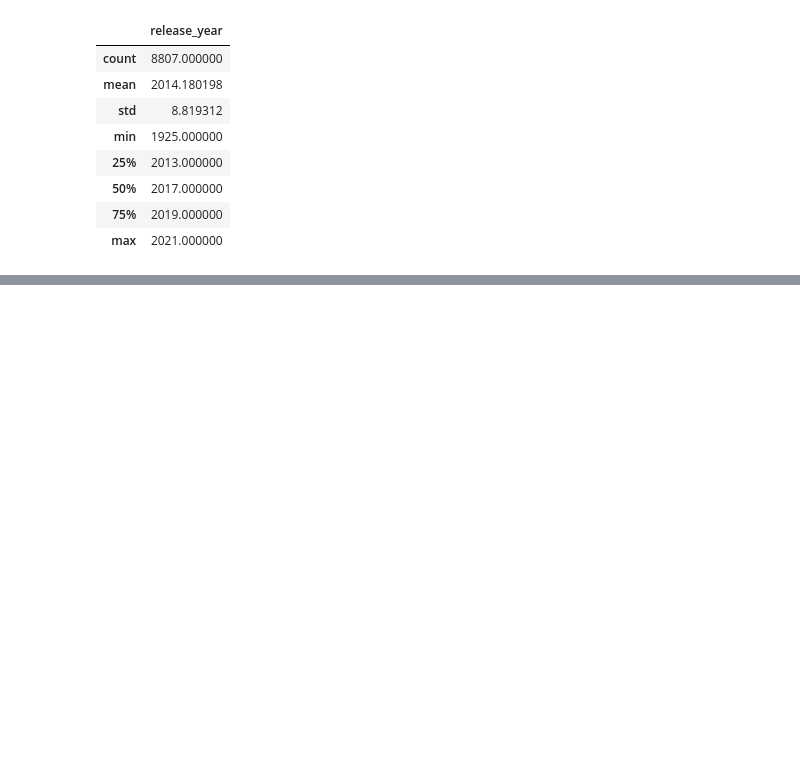
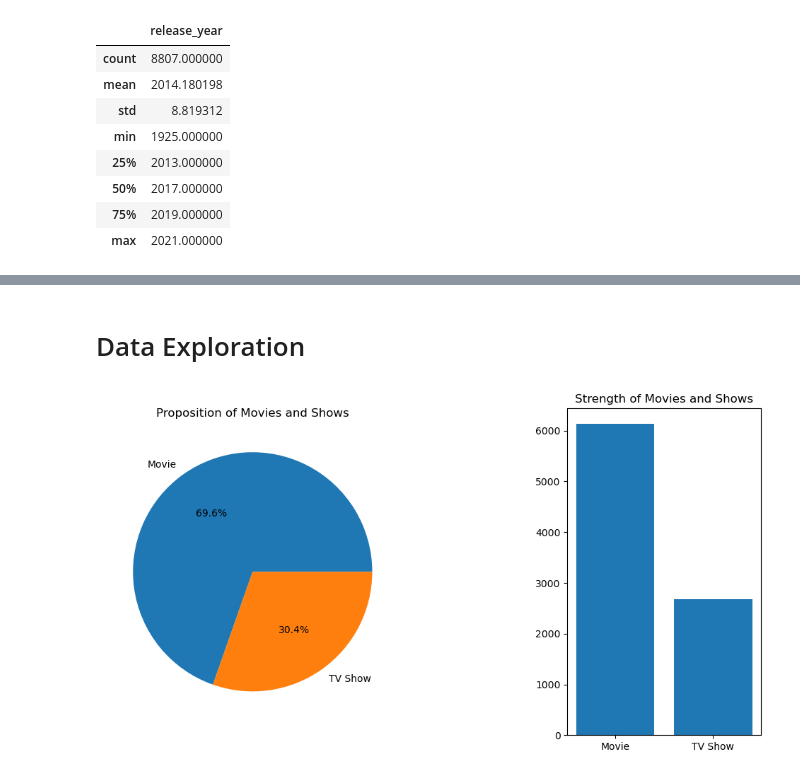
Before and after one commit to muthuganeshece/Business-Case-Study, a Jupyter notebook: Netflix/Code/EDA.ipynb, the cells around one changed output, grey strips where cells are left out. Drawn from its saved outputs; the diff is of its cells as text; code cells hidden in the pictures; blank space fills up the shorter version.

```diff
--- a/Netflix/Code/EDA.ipynb
+++ b/Netflix/Code/EDA.ipynb
@@ -55,0 +100,15 @@ Only in less number of samples date_added, rating and duration values are missin
+# %% [markdown]
+# Data Exploration
+# %%
+# Type Column
+plt.figure(figsize=(12,6))
+plt.subplot(1,2,1)
+plt.pie(data['type'].value_counts().reset_index()['count'], labels = list(data['type'].value_counts().index), autopct = '%0.1f%%')
+plt.title('Proposition of Movies and Shows')
+plt.subplot(1,3,3)
+plt.bar(height = data['type'].value_counts().reset_index()['count'], x = list(data['type'].value_counts().index))
+plt.title('Strength of Movies and Shows')
+
+plt.show()
+# %% [output]
+[figure, added]
```
Also changed, not shown: parts of 20 cells of this notebook.
